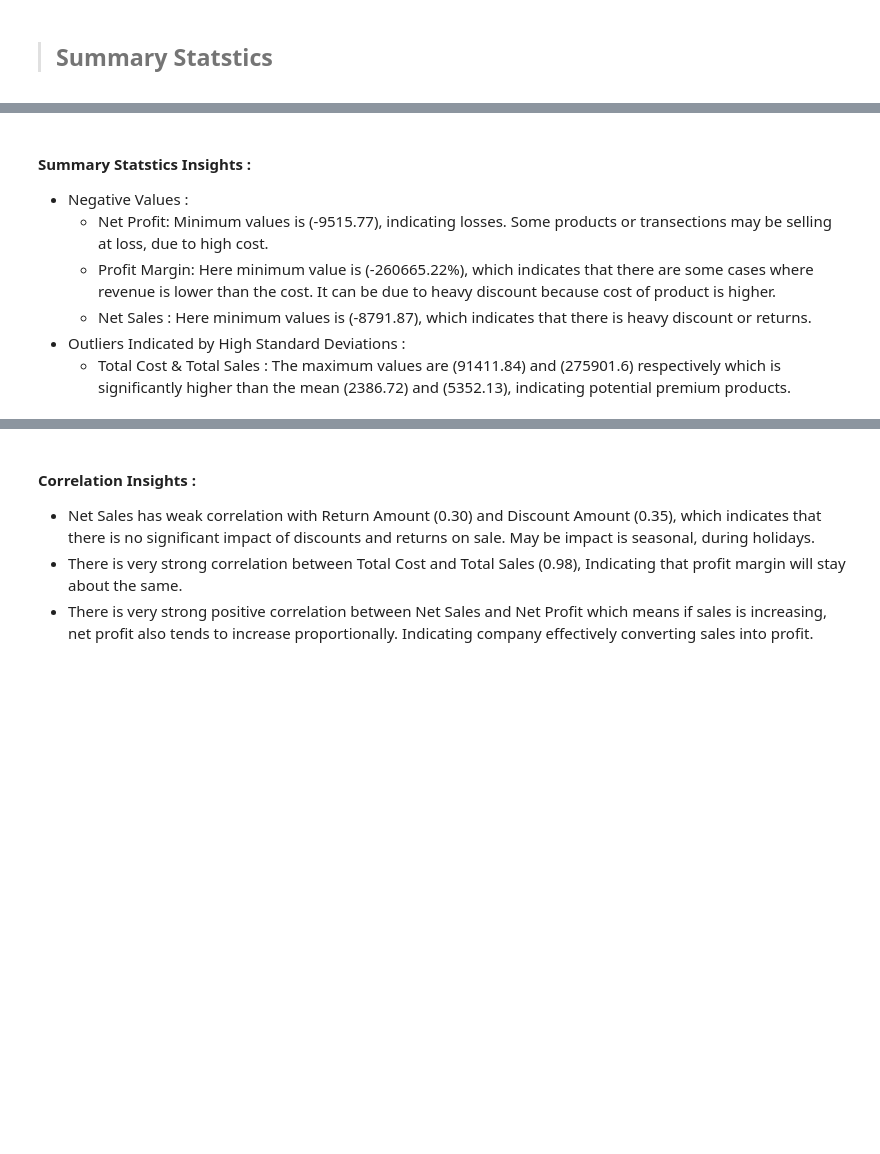
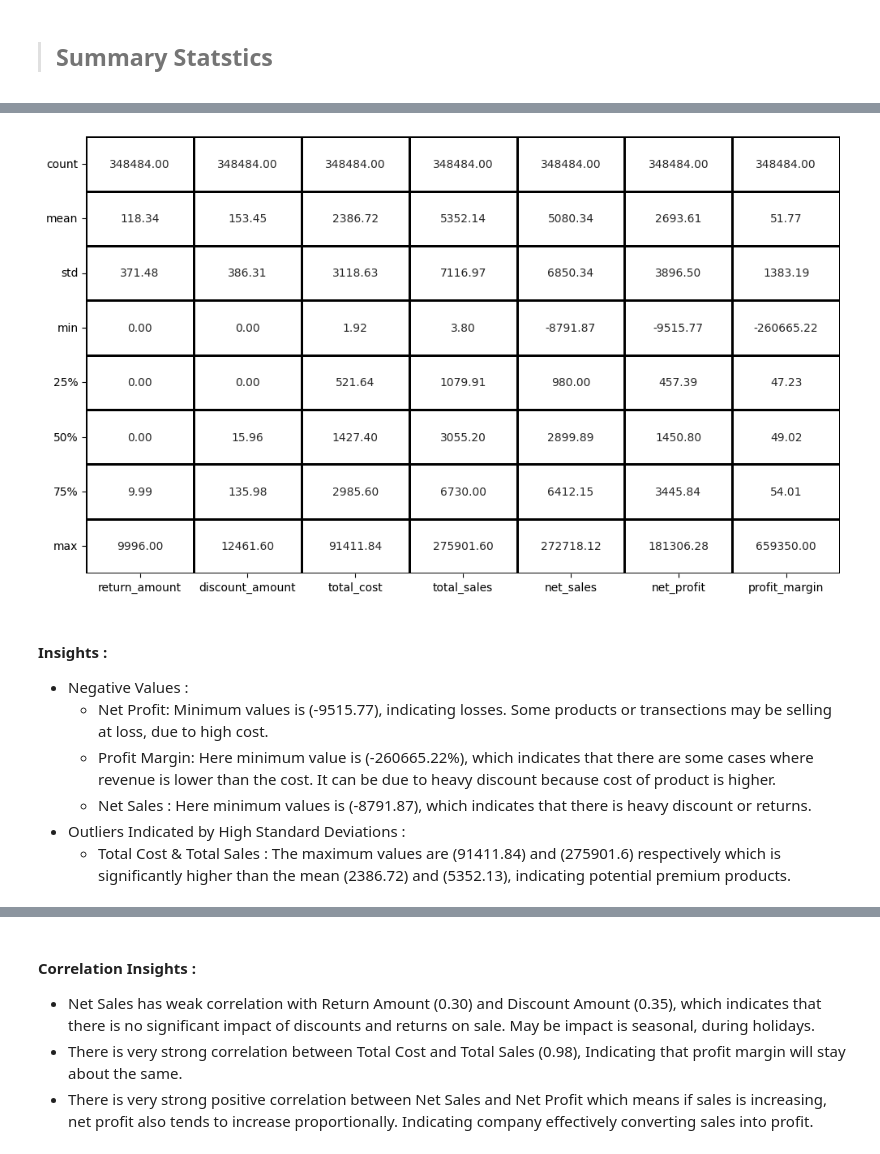
Before and after one commit to hemant4dsci/retail_e-commerce_sales_analytics, a Jupyter notebook: notebooks/02_exploratory_data_analysis.ipynb, the cells around one changed output, grey strips where cells are left out. Saved outputs shown, nothing was run; the diff lists cells and outputs as text; code cells hidden in the pictures; blank space fills up the shorter version.

```diff
--- a/notebooks/02_exploratory_data_analysis.ipynb
+++ b/notebooks/02_exploratory_data_analysis.ipynb
@@ -185,4 +130,4 @@ If outliers are present then this function will fill missing value with median,
 # %% [markdown]
 >## **Summary Statstics**
 # %%
-df.describe()
+desc = df.describe(include=["float64"])
@@ -199,5 +134,20 @@ df.describe()
+# %%
+plt.figure(figsize=(12, 7))
+sns.heatmap(
+    desc,
+    annot=True,
+    fmt=".2f",
+    cmap=sns.color_palette(["white", "white"]),
+    cbar=False,
+    linecolor="black",
+    linewidths=1,
+)
+plt.yticks(rotation=0)
+plt.show()
+# %% [output]
+[figure, added]
 # %% [markdown]
-#### Summary Statstics Insights :
+#### Insights :
 + Negative Values :
     - Net Profit: Minimum values is (-9515.77), indicating losses. Some products or transections may be selling at loss, due to high cost.
     - Profit Margin: Here minimum value is (-260665.22%), which indicates that there are some cases where revenue is lower than the cost. It can be due to heavy discount because cost of product is higher.
```
Also changed, not shown: parts of 76 cells of this notebook.
